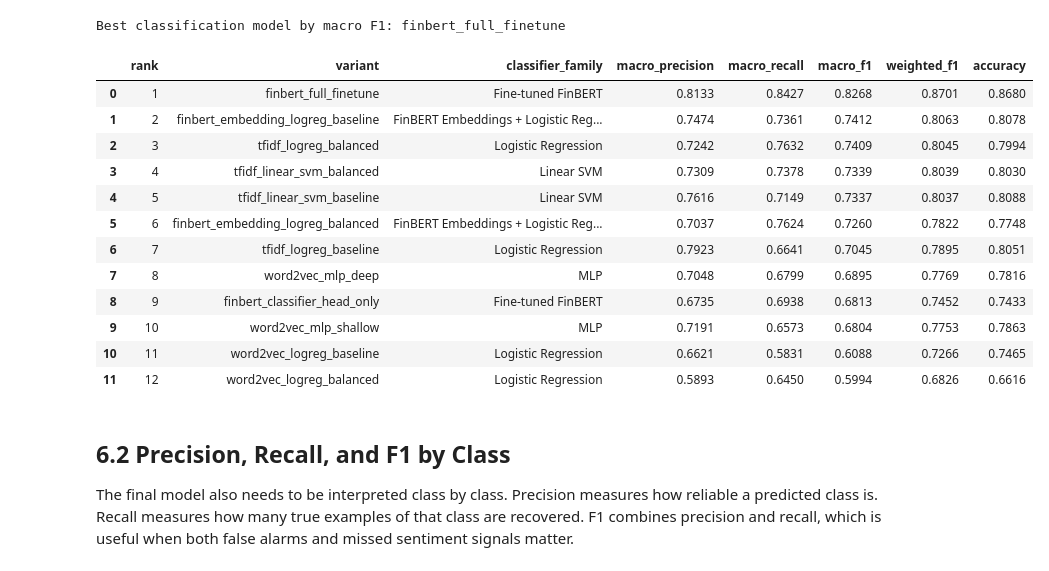
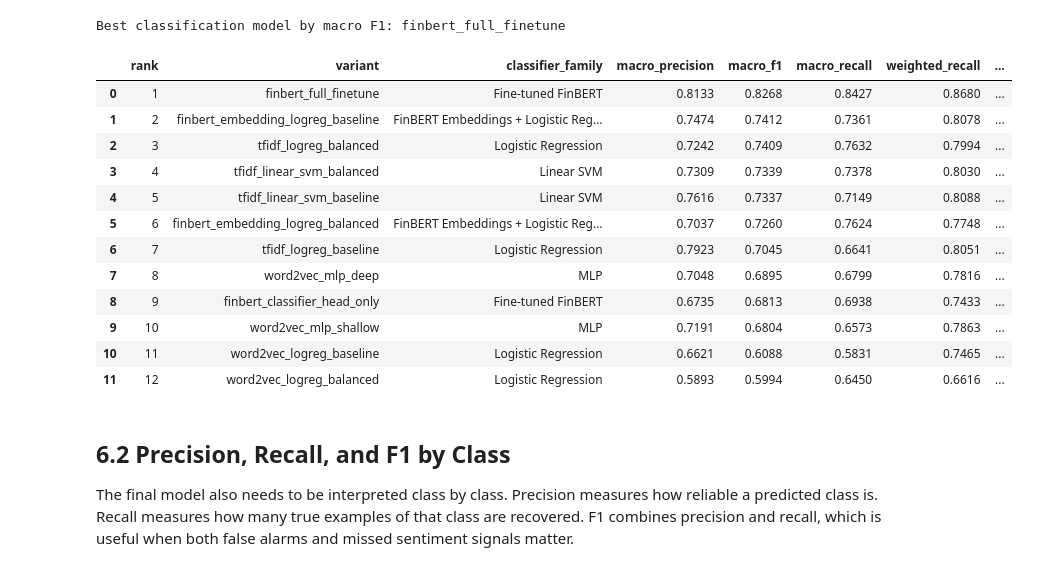
Before and after one commit to alexmr-ds/text_mining_project, a Jupyter notebook: notebooks/workflow.ipynb, the cells around one changed output. Cells and saved outputs as stored; diff of their text form; code cells hidden in the pictures.

```diff
--- a/notebooks/workflow.ipynb
+++ b/notebooks/workflow.ipynb
@@ -1325,42 +1352,44 @@ Best classification model by macro F1: finbert_full_finetune
 # %%
 # --- Build an explicit precision/recall/F1/accuracy comparison table --- #
 evaluation_rows = []
 
 for _, row in all_classification_results.iterrows():
     report = classification_reports[row["variant"]]
     evaluation_rows.append(
         {
             "rank": row["rank"],
             "variant": row["variant"],
             "classifier_family": row["classifier_family"],
             "macro_precision": report["macro avg"]["precision"],
+            "macro_f1": report["macro avg"]["f1-score"],
             "macro_recall": report["macro avg"]["recall"],
-            "macro_f1": report["macro avg"]["f1-score"],
+            "macro_recall": report["macro avg"]["recall"],
+            "weighted_recall": report["weighted avg"]["recall"],
             "weighted_f1": report["weighted avg"]["f1-score"],
             "accuracy": report["accuracy"],
         }
     )
 
 final_evaluation_table = pd.DataFrame(evaluation_rows).sort_values(
     "macro_f1",
     ascending=False,
 )
 
 final_evaluation_table.round(4)
 # %% [output]
-|  | rank | variant | classifier_family | macro_precision | macro_recall | macro_f1 | weighted_f1 | accuracy |
-| 0 | 1 | finbert_full_finetune | Fine-tuned FinBERT | 0.8133 | 0.8427 | 0.8268 | 0.8701 | 0.8680 |
-| 1 | 2 | finbert_embedding_logreg_baseline | FinBERT Embeddings + Logistic Reg... | 0.7474 | 0.7361 | 0.7412 | 0.8063 | 0.8078 |
-| 2 | 3 | tfidf_logreg_balanced | Logistic Regression | 0.7242 | 0.7632 | 0.7409 | 0.8045 | 0.7994 |
-| 3 | 4 | tfidf_linear_svm_balanced | Linear SVM | 0.7309 | 0.7378 | 0.7339 | 0.8039 | 0.8030 |
-| 4 | 5 | tfidf_linear_svm_baseline | Linear SVM | 0.7616 | 0.7149 | 0.7337 | 0.8037 | 0.8088 |
-| 5 | 6 | finbert_embedding_logreg_balanced | FinBERT Embeddings + Logistic Reg... | 0.7037 | 0.7624 | 0.7260 | 0.7822 | 0.7748 |
-| 6 | 7 | tfidf_logreg_baseline | Logistic Regression | 0.7923 | 0.6641 | 0.7045 | 0.7895 | 0.8051 |
-| 7 | 8 | word2vec_mlp_deep | MLP | 0.7048 | 0.6799 | 0.6895 | 0.7769 | 0.7816 |
-| 8 | 9 | finbert_classifier_head_only | Fine-tuned FinBERT | 0.6735 | 0.6938 | 0.6813 | 0.7452 | 0.7433 |
-| 9 | 10 | word2vec_mlp_shallow | MLP | 0.7191 | 0.6573 | 0.6804 | 0.7753 | 0.7863 |
-| 10 | 11 | word2vec_logreg_baseline | Logistic Regression | 0.6621 | 0.5831 | 0.6088 | 0.7266 | 0.7465 |
-| 11 | 12 | word2vec_logreg_balanced | Logistic Regression | 0.5893 | 0.6450 | 0.5994 | 0.6826 | 0.6616 |
+|  | rank | variant | classifier_family | macro_precision | macro_f1 | macro_recall | weighted_recall | ... |
+| 0 | 1 | finbert_full_finetune | Fine-tuned FinBERT | 0.8133 | 0.8268 | 0.8427 | 0.8680 | ... |
+| 1 | 2 | finbert_embedding_logreg_baseline | FinBERT Embeddings + Logistic Reg... | 0.7474 | 0.7412 | 0.7361 | 0.8078 | ... |
+| 2 | 3 | tfidf_logreg_balanced | Logistic Regression | 0.7242 | 0.7409 | 0.7632 | 0.7994 | ... |
+| 3 | 4 | tfidf_linear_svm_balanced | Linear SVM | 0.7309 | 0.7339 | 0.7378 | 0.8030 | ... |
+| 4 | 5 | tfidf_linear_svm_baseline | Linear SVM | 0.7616 | 0.7337 | 0.7149 | 0.8088 | ... |
+| 5 | 6 | finbert_embedding_logreg_balanced | FinBERT Embeddings + Logistic Reg... | 0.7037 | 0.7260 | 0.7624 | 0.7748 | ... |
+| 6 | 7 | tfidf_logreg_baseline | Logistic Regression | 0.7923 | 0.7045 | 0.6641 | 0.8051 | ... |
+| 7 | 8 | word2vec_mlp_deep | MLP | 0.7048 | 0.6895 | 0.6799 | 0.7816 | ... |
+| 8 | 9 | finbert_classifier_head_only | Fine-tuned FinBERT | 0.6735 | 0.6813 | 0.6938 | 0.7433 | ... |
+| 9 | 10 | word2vec_mlp_shallow | MLP | 0.7191 | 0.6804 | 0.6573 | 0.7863 | ... |
+| 10 | 11 | word2vec_logreg_baseline | Logistic Regression | 0.6621 | 0.6088 | 0.5831 | 0.7465 | ... |
+| 11 | 12 | word2vec_logreg_balanced | Logistic Regression | 0.5893 | 0.5994 | 0.6450 | 0.6616 | ... |
 # %% [markdown]
 ## 6.2 Precision, Recall, and F1 by Class
 
```
Also changed, not shown: parts of 2 cells of this notebook.
